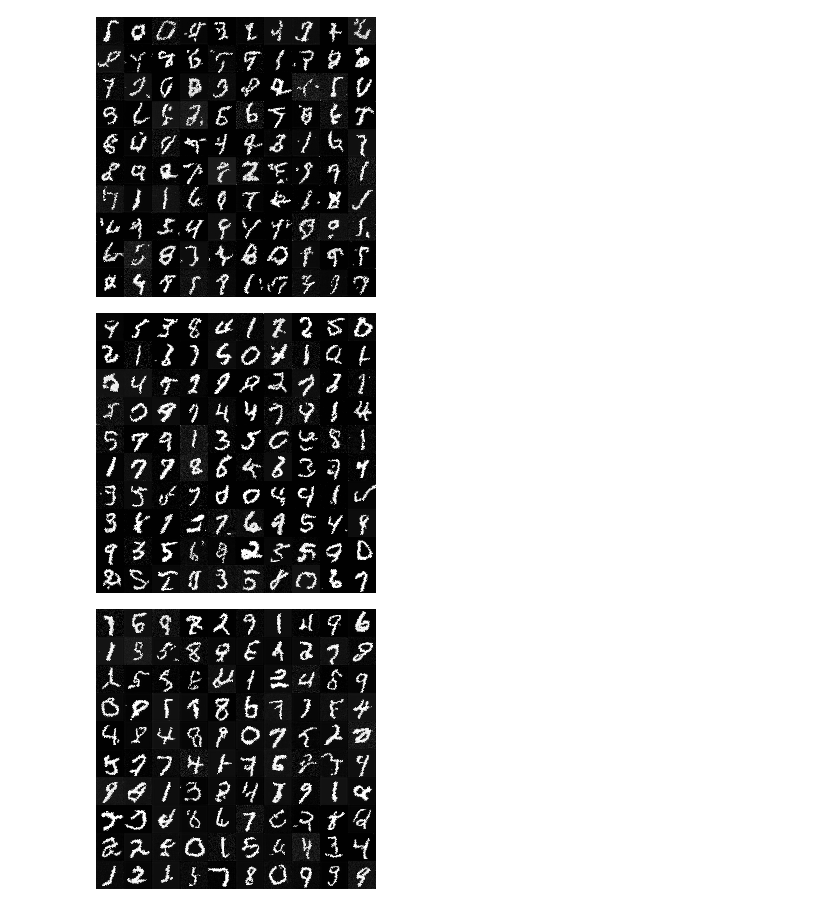
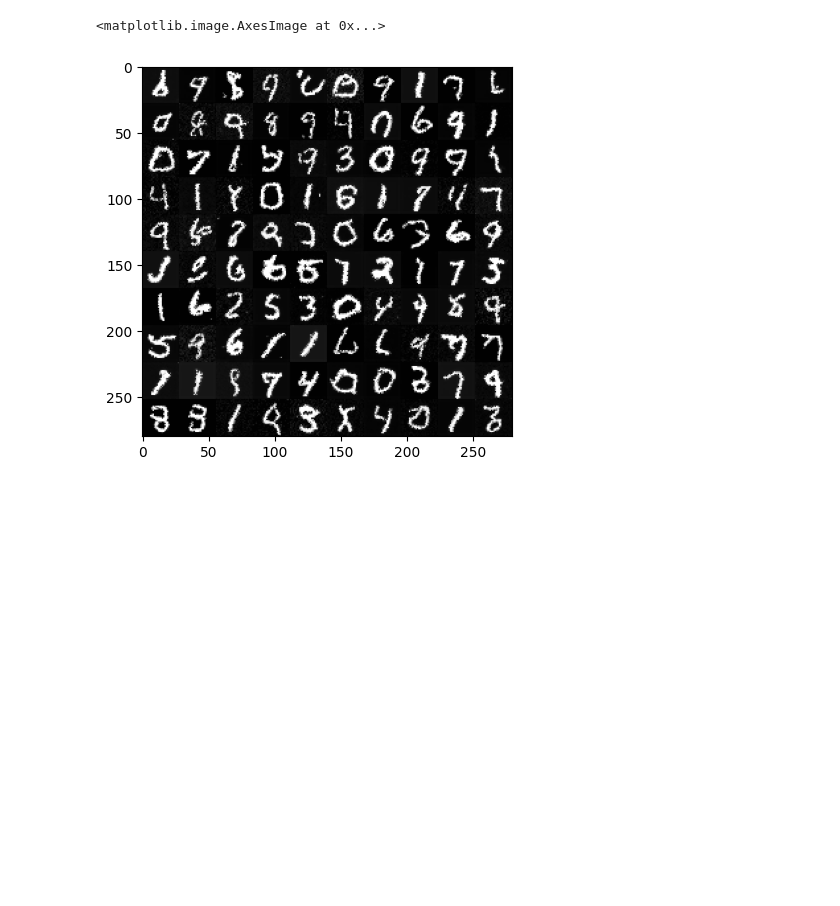
Before and after one commit to atong01/conditional-flow-matching, a Jupyter notebook: examples/mnist_example.ipynb, the cells around one changed output. Cells and saved outputs as stored; diff of their text form; code cells hidden in the pictures; blank space fills up the shorter version.

```diff
--- a/examples/mnist_example.ipynb
+++ b/examples/mnist_example.ipynb
@@ -55,18 +58,18 @@ for epoch in range(n_epochs):
         loss = torch.mean((vt - ut) ** 2)
         loss.backward()
         optimizer.step()
-    with torch.no_grad():
-        traj = node.trajectory(
-            torch.randn(100, 1, 28, 28).to(device),
-            t_span=torch.linspace(0, 1, 2).to(device),
-        )
-    grid = make_grid(traj[-1, :100].view([-1, 1, 28, 28]).clip(-1, 1), value_range=(-1, 1), padding=0, nrow=10)
-    img = ToPILImage()(grid)
-    img.show()
-# %% [output]
-[figure, removed]
-[figure, removed]
-[figure, removed]
+# %%
+with torch.no_grad():
+    traj = node.trajectory(
+        torch.randn(100, 1, 28, 28).to(device),
+        t_span=torch.linspace(0, 1, 2).to(device),
+    )
+grid = make_grid(traj[-1, :100].view([-1, 1, 28, 28]).clip(-1, 1), value_range=(-1, 1), padding=0, nrow=10)
+img = ToPILImage()(grid)
+plt.imshow(img)
+# %% [output]
+<matplotlib.image.AxesImage at 0x...>
+[figure, added]
 # %%
 #################################
 #            SF2M
```
Also changed, not shown: parts of 3 cells of this notebook, 2 other files.
